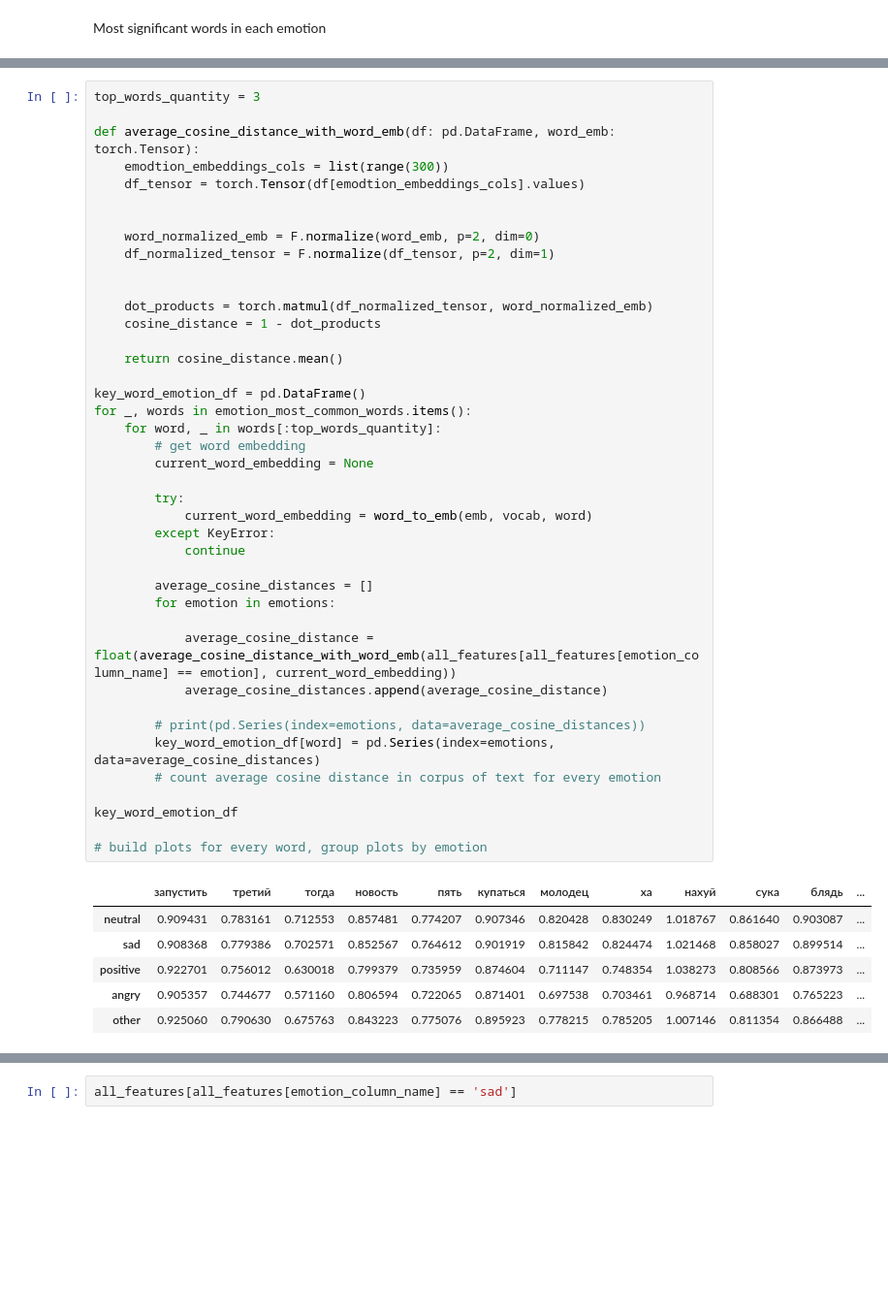
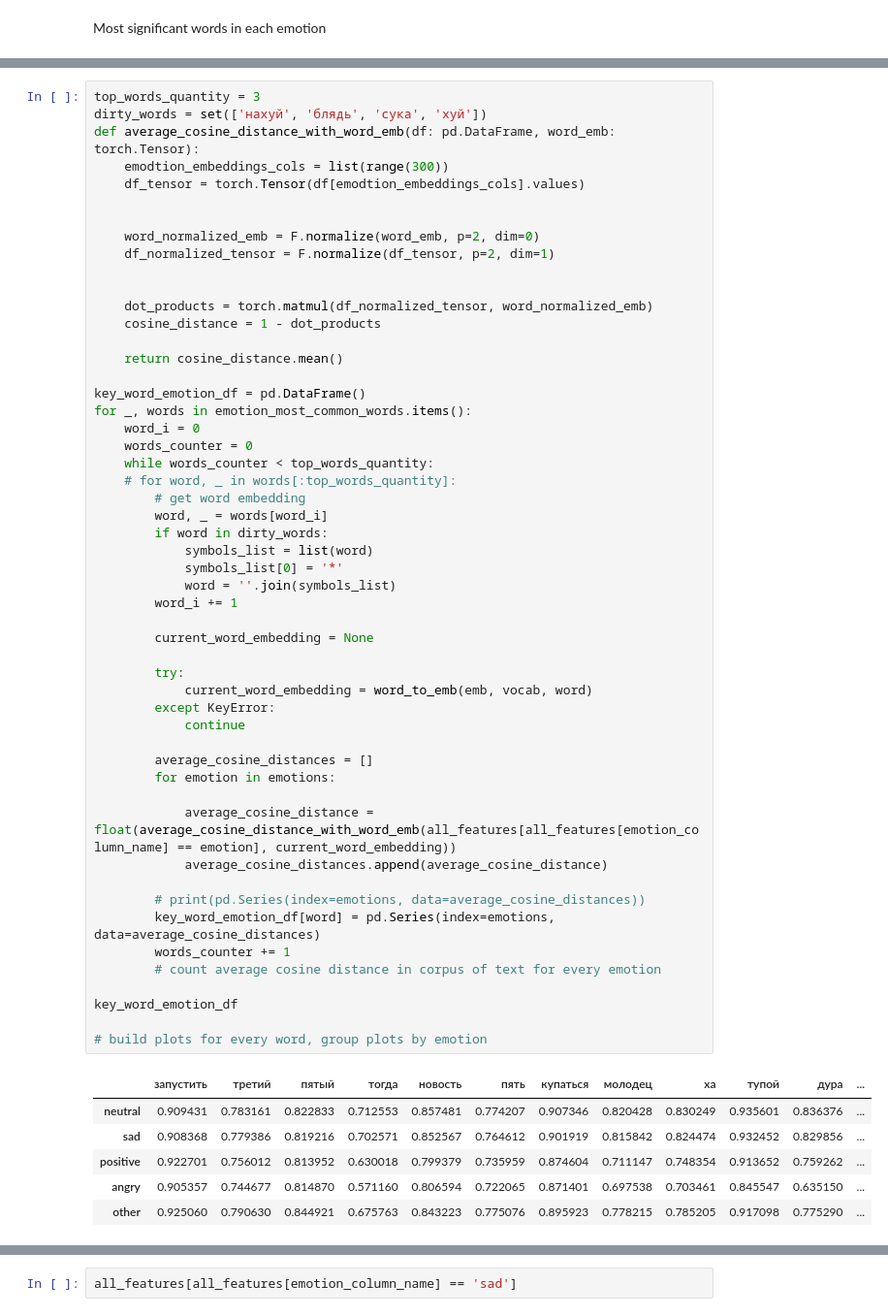
Before and after one commit to Kislv/MastersDegreeProject, a Jupyter notebook: test_hypotheses.ipynb, the cells around one changed output, grey strips where cells are left out. Shown at 97% size. Drawn from its saved outputs; the diff is of its cells as text; blank space fills up the shorter version.

```diff
--- a/test_hypotheses.ipynb
+++ b/test_hypotheses.ipynb
@@ -496,7 +496,7 @@ angry : [('нахуй', 0.7953667953667953), ('сука', 0.7730061349693251), (
 other : [('смешно', 0.1724137931034483), ('крутой', 0.1038961038961039), ('мама', 0.042821158690176324), ('вы', 0.03944773175542406), ('мы', 0.02991944764096663), ('по', 0.027491408934707903), ('то',  ...
 # %%
 top_words_quantity = 3
-
+dirty_words = set(['нахуй', 'блядь', 'сука', 'хуй'])
 def average_cosine_distance_with_word_emb(df: pd.DataFrame, word_emb: torch.Tensor):
     emodtion_embeddings_cols = list(range(300))
     df_tensor = torch.Tensor(df[emodtion_embeddings_cols].values)
@@ -508,40 +508,51 @@ def average_cosine_distance_with_word_emb(df: pd.DataFrame, word_emb: torch.Tens
 
     dot_products = torch.matmul(df_normalized_tensor, word_normalized_emb)
     cosine_distance = 1 - dot_products
 
     return cosine_distance.mean()
 
 key_word_emotion_df = pd.DataFrame()
 for _, words in emotion_most_common_words.items():
-    for word, _ in words[:top_words_quantity]:
+    word_i = 0
+    words_counter = 0
+    while words_counter < top_words_quantity:
+    # for word, _ in words[:top_words_quantity]:
         # get word embedding
+        word, _ = words[word_i]
+        if word in dirty_words:
+            symbols_list = list(word)
+            symbols_list[0] = '*'
+            word = ''.join(symbols_list)
+        word_i += 1
+
         current_word_embedding = None
 
         try:
             current_word_embedding = word_to_emb(emb, vocab, word)
         except KeyError:
             continue
 
         average_cosine_distances = []
         for emotion in emotions:
 
             average_cosine_distance = float(average_cosine_distance_with_word_emb(all_features[all_features[emotion_column_name] == emotion], current_word_embedding))
             average_cosine_distances.append(average_cosine_distance)
 
         # print(pd.Series(index=emotions, data=average_cosine_distances))
         key_word_emotion_df[word] = pd.Series(index=emotions, data=average_cosine_distances)
+        words_counter += 1
         # count average cosine distance in corpus of text for every emotion
 
 key_word_emotion_df
 
 # build plots for every word, group plots by emotion
 # %% [output]
-|  | запустить | третий | тогда | новость | пять | купаться | молодец | ха | нахуй | сука | блядь | ... |
-| neutral | 0.909431 | 0.783161 | 0.712553 | 0.857481 | 0.774207 | 0.907346 | 0.820428 | 0.830249 | 1.018767 | 0.861640 | 0.903087 | ... |
-| sad | 0.908368 | 0.779386 | 0.702571 | 0.852567 | 0.764612 | 0.901919 | 0.815842 | 0.824474 | 1.021468 | 0.858027 | 0.899514 | ... |
-| positive | 0.922701 | 0.756012 | 0.630018 | 0.799379 | 0.735959 | 0.874604 | 0.711147 | 0.748354 | 1.038273 | 0.808566 | 0.873973 | ... |
-| angry | 0.905357 | 0.744677 | 0.571160 | 0.806594 | 0.722065 | 0.871401 | 0.697538 | 0.703461 | 0.968714 | 0.688301 | 0.765223 | ... |
-| other | 0.925060 | 0.790630 | 0.675763 | 0.843223 | 0.775076 | 0.895923 | 0.778215 | 0.785205 | 1.007146 | 0.811354 | 0.866488 | ... |
+|  | запустить | третий | пятый | тогда | новость | пять | купаться | молодец | ха | тупой | дура | ... |
+| neutral | 0.909431 | 0.783161 | 0.822833 | 0.712553 | 0.857481 | 0.774207 | 0.907346 | 0.820428 | 0.830249 | 0.935601 | 0.836376 | ... |
+| sad | 0.908368 | 0.779386 | 0.819216 | 0.702571 | 0.852567 | 0.764612 | 0.901919 | 0.815842 | 0.824474 | 0.932452 | 0.829856 | ... |
+| positive | 0.922701 | 0.756012 | 0.813952 | 0.630018 | 0.799379 | 0.735959 | 0.874604 | 0.711147 | 0.748354 | 0.913652 | 0.759262 | ... |
+| angry | 0.905357 | 0.744677 | 0.814870 | 0.571160 | 0.806594 | 0.722065 | 0.871401 | 0.697538 | 0.703461 | 0.845547 | 0.635150 | ... |
+| other | 0.925060 | 0.790630 | 0.844921 | 0.675763 | 0.843223 | 0.775076 | 0.895923 | 0.778215 | 0.785205 | 0.917098 | 0.775290 | ... |
 # %%
 key_word_emotion_df.shape
 # %% [output]
```
Also changed, not shown: parts of 5 cells of this notebook, 1 other file.
